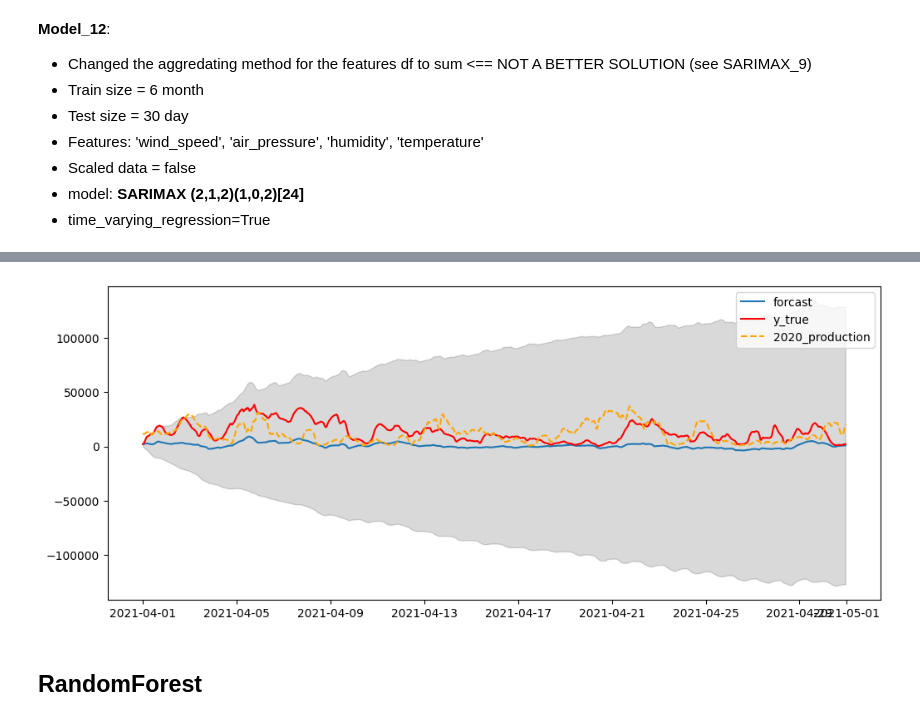
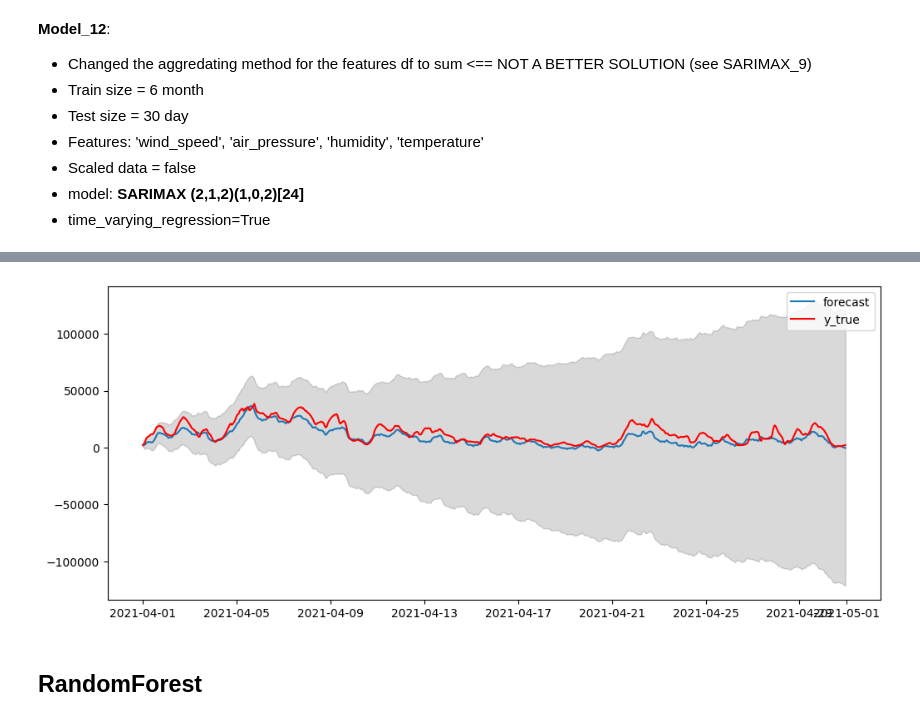
Before and after one commit to HaukeFock/predict_energy_generation, a Jupyter notebook: notebooks/rodrigo_sarimax.ipynb, the cells around one changed output, grey strips where cells are left out. Saved outputs shown, nothing was run; the diff lists cells and outputs as text; code cells hidden in the pictures.

```diff
--- a/notebooks/rodrigo_sarimax.ipynb
+++ b/notebooks/rodrigo_sarimax.ipynb
@@ -123,7 +123,7 @@ forcasted_df = get_forcasted_data(target='wind', hourly=True)
 # %% [markdown]
 ## Train Test Split
 # %%
-def get_X_y(target_df, features_df, init_date=dt.datetime(2015,1,1), end_date=dt.datetime(2016,1,1), scaled=False):
+def get_X_y(target_df, features_df, init_date=dt.datetime(2020,7,1), end_date=dt.datetime(2021,6,15), scaled=False):
     '''return the the target and features data between the init_date and end_date time window'''
     if scaled:
         target_df = pd.Series(np.log(target_df.values), index=target_df.index)
@@ -131,15 +131,10 @@ def get_X_y(target_df, features_df, init_date=dt.datetime(2015,1,1), end_date=dt
     y = target_df.loc[init_date:end_date]
     return X, y
 
-X, y = get_X_y(target_df, features_df, init_date=dt.date(2020,6,1), end_date=dt.date(2021,1,5), scaled=True)
+def train_test_split(X, y, train_end='2021-3-31', test_init='2021-4-1', test_end='2021-4-30'):
+    X_train = X.loc[:train_end]
+    X_test = X.loc[test_init:test_end]
+    y_train = y.loc[:train_end]
+    y_test = y.loc[test_init:test_end]
+
+    return X_train, X_test, y_train, y_test
-# %%
-def train_test_split(X, y, train_end='2021-1-1', test_init='2021-1-1', test_end='2021-1-4'):
-    X_train = X.loc[:train_end]
-    X_test = X.loc[test_init:test_end]
-    y_train = y.loc[:train_end]
-    y_test = y.loc[test_init:test_end]
-
-    return X_train, X_test, y_train, y_test
-
-days = 4
-X_train, X_test, y_train, y_test = train_test_split(X, y)
@@ -1427,11 +1498,10 @@ plt.legend();
  - time_varying_regression=True
 # %%
 # split data
-X, y = get_X_y(target_df, features_df, init_date=dt.date(2020,10,1), end_date=dt.date(2021,6,16))
-X_train, X_test, y_train, y_test = train_test_split(X, y, train_end='2021-3-31', test_init='2021-4-1', test_end='2021-4-30')
-
+X, y = get_X_y(target_df, features_df)
+X_train, X_test, y_train, y_test = train_test_split(X, y)
 # train model
-sarimax_11 = SARIMAX(y_train,
+sarimax_12 = SARIMAX(y_train,
                     exog=X_train, order=(2,1,2),
                     seasonal_order=(1,0,2,24),
                     time_varying_regression=True,
@@ -1470,6 +1540,6 @@ Warnings:
 # %%
 #get predicitons and confidence interval
-sarimax_result = sarimax_11.get_prediction(start=X_test.index[0], end=X_test.index[-1], exog=X_test)
+sarimax_result = sarimax_12.get_prediction(start=X_test.index[0], end=X_test.index[-1], exog=X_test)
 confint = sarimax_result.conf_int(alpha=0.05)
 central = sarimax_result.predicted_mean
 lower = confint['lower y']
@@ -1498,15 +1575,15 @@ plt.show()
 # %%
 plt.figure(figsize=(12,5), dpi=100)
-plt.plot(central, label='forcast')
+plt.plot(central, label='forecast')
 plt.plot(y_test, c='r', label='y_true')
 plt.fill_between(lower.index,
                  lower,
                  upper,
                  color='k', alpha=.15)
-plt.plot(lower.index, target_df.loc['2020-4-1':'2020-4-30'].values, ls='--', c='orange', label='2020_production')
+#plt.plot(lower.index, target_df.loc['2020-4-1':'2020-4-30'].values, ls='--', c='orange', label='2020_production')
 plt.legend();
 # %% [output]
-[figure, old version]
+[figure, new version]
 # %% [markdown]
 ## RandomForest
 # %%
```
Also changed, not shown: parts of 67 cells of this notebook, 1 other file.
